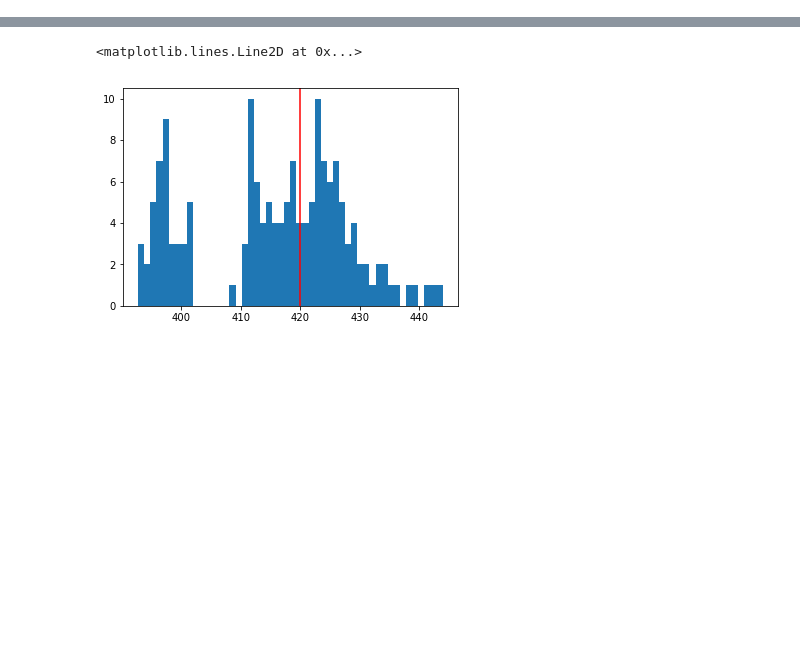
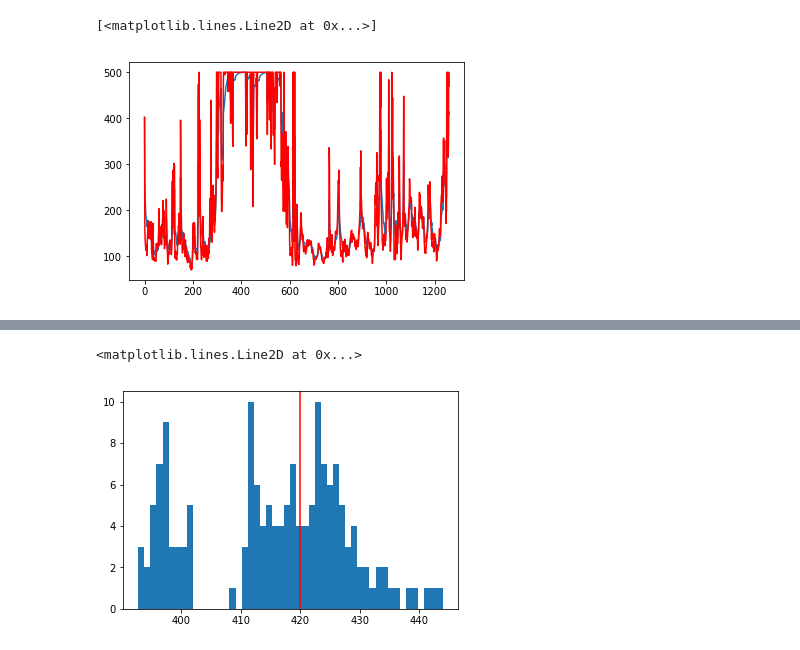
Before and after one commit to semeniuta/CarND-Advanced-Lane-Lines, a Jupyter notebook: 8_curvature_and_pos.ipynb, the cells around one changed output, grey strips where cells are left out. Saved outputs shown, nothing was run; the diff lists cells and outputs as text; code cells hidden in the pictures; blank space fills up the shorter version.

Commit message:
Prototype of create_processing_func_curvature and first experiments with it

```diff
--- a/8_curvature_and_pos.ipynb
+++ b/8_curvature_and_pos.ipynb
@@ -49,3 +94,23 @@ nxpd.draw(runner.token_manager.to_networkx())
 
 def lane_center(poly_x_left, poly_x_right, last_n=15):
     return poly_x_left[-last_n:] + (poly_x_right[-last_n:] - poly_x_left[-last_n:])
+# %%
+proc_func = create_processing_func_curvature(cg, cg_params, M, Minv, memory_size=10, inf_curv_threshold=500)
+video_rd = imageio.get_reader('project_video.mp4')
+
+curvatures_smoothed = []
+curvatures_singleim = []
+
+#for i in range(500):
+for i in range(len(video_rd)):
+    frame = video_rd.get_data(i)
+    rendered_im, curv_smoothed, curv_singleim = proc_func(frame)
+
+    curvatures_smoothed.append(curv_smoothed)
+    curvatures_singleim.append(curv_singleim)
+
+plt.plot(curvatures_smoothed)
+plt.plot(curvatures_singleim, color='r')
+# %% [output]
+[<matplotlib.lines.Line2D at 0x...>]
+[figure, added]
```
Also changed, not shown: parts of 5 cells of this notebook, 5 other files.
